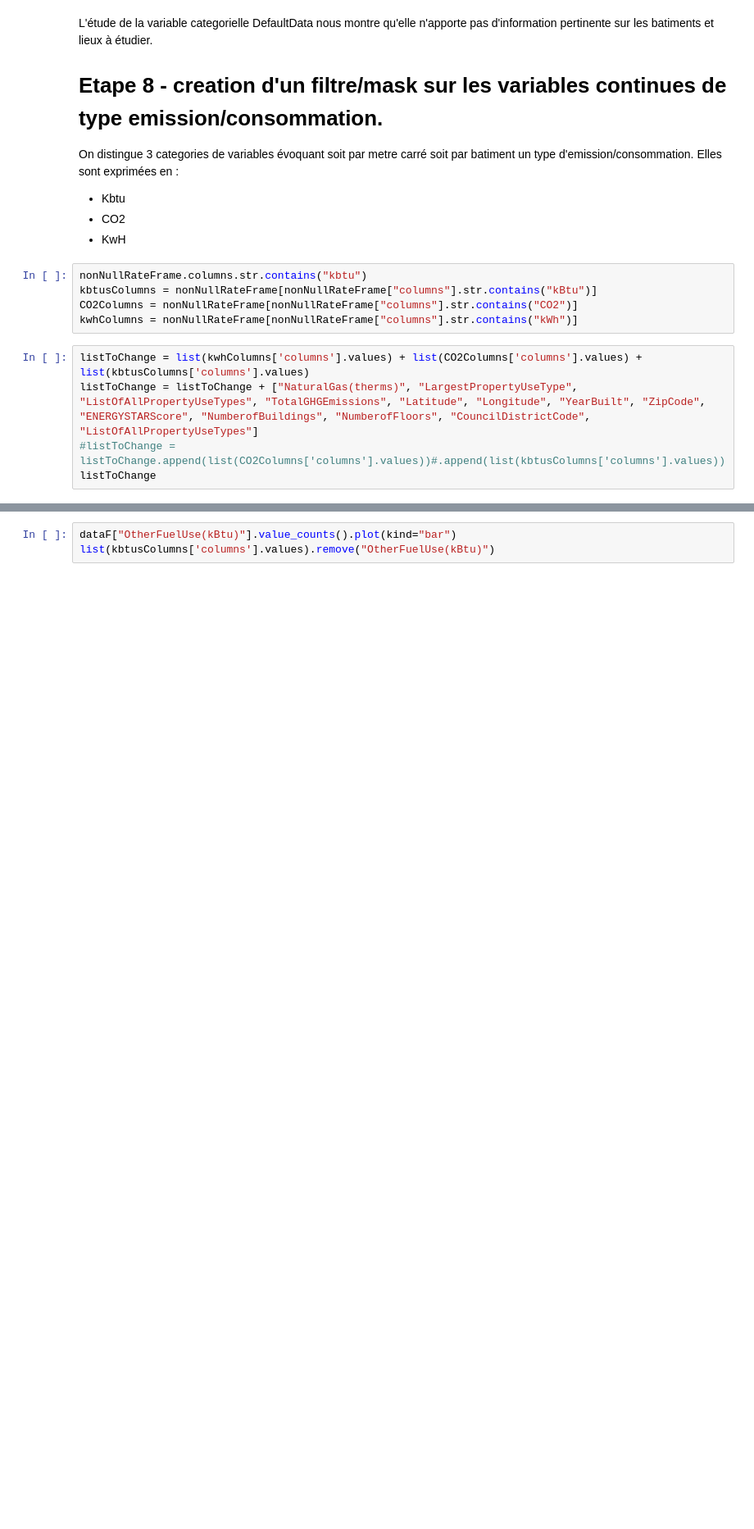
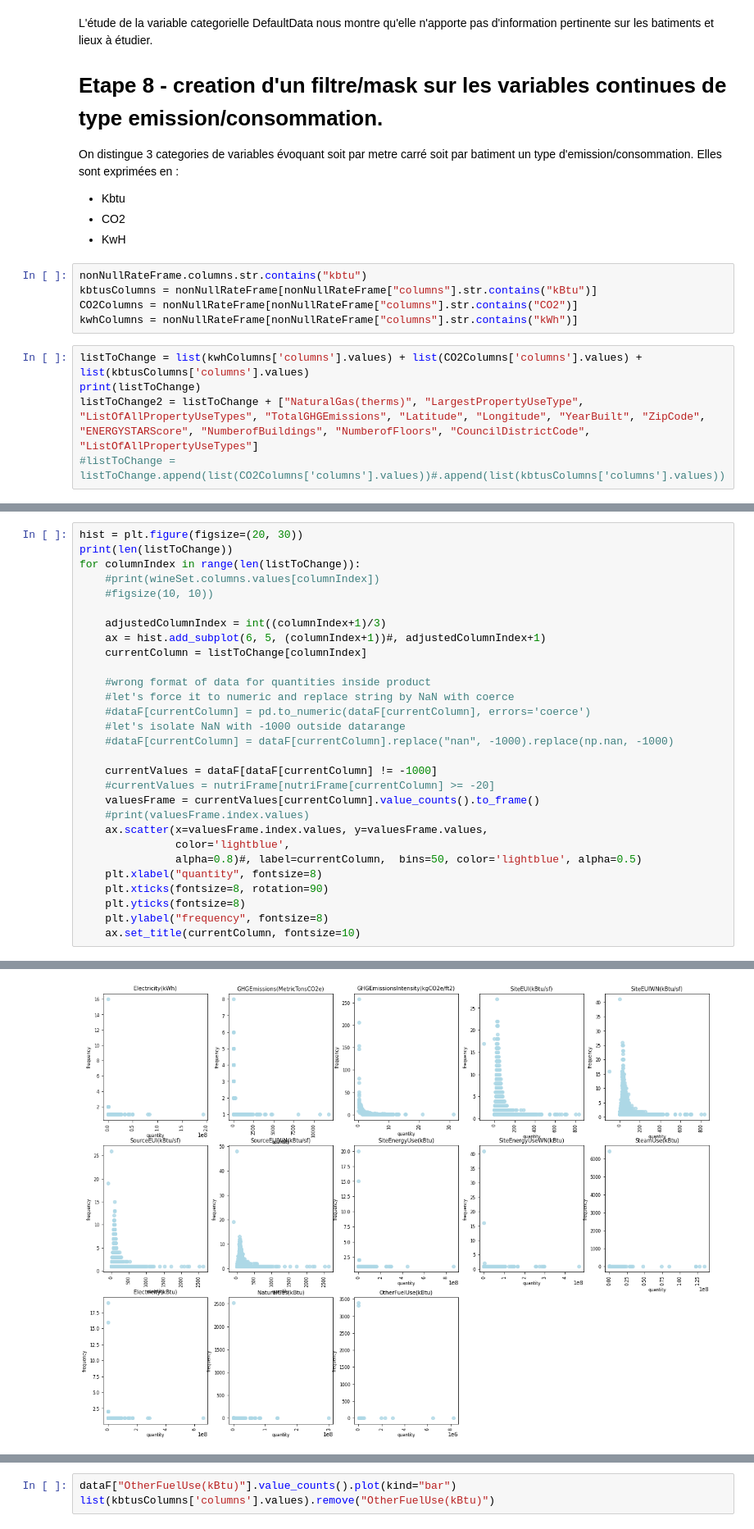
Before and after one commit to benMiniconi/Seattle2050, a Jupyter notebook: ProjetFinal/PEnergy_01_notebook_exploration.ipynb, the cells around one changed output, grey strips where cells are left out. Shown at 82% size. Drawn from its saved outputs; the diff is of its cells as text; blank space fills up the shorter version.

```diff
--- a/ProjetFinal/PEnergy_01_notebook_exploration.ipynb
+++ b/ProjetFinal/PEnergy_01_notebook_exploration.ipynb
@@ -229,7 +247,7 @@ CO2Columns = nonNullRateFrame[nonNullRateFrame["columns"].str.contains("CO2")]
 kwhColumns = nonNullRateFrame[nonNullRateFrame["columns"].str.contains("kWh")]
 # %%
 listToChange = list(kwhColumns['columns'].values) + list(CO2Columns['columns'].values) + list(kbtusColumns['columns'].values)
-listToChange = listToChange + ["NaturalGas(therms)", "LargestPropertyUseType", "ListOfAllPropertyUseTypes", "TotalGHGEmissions", "Latitude", "Longitude", "YearBuilt", "ZipCode", "ENERGYSTARScore", "NumberofBuildings", "NumberofFloors", "CouncilDistrictCode", "ListOfAllPropertyUseTypes"]
+print(listToChange)
+listToChange2 = listToChange + ["NaturalGas(therms)", "LargestPropertyUseType", "ListOfAllPropertyUseTypes", "TotalGHGEmissions", "Latitude", "Longitude", "YearBuilt", "ZipCode", "ENERGYSTARScore", "NumberofBuildings", "NumberofFloors", "CouncilDistrictCode", "ListOfAllPropertyUseTypes"]
 #listToChange = listToChange.append(list(CO2Columns['columns'].values))#.append(list(kbtusColumns['columns'].values))
-listToChange
 # %% [output]
@@ -254,0 +255,30 @@ listToChange
+# %%
+hist = plt.figure(figsize=(20, 30))
+print(len(listToChange))
+for columnIndex in range(len(listToChange)):
+    #print(wineSet.columns.values[columnIndex])
+    #figsize(10, 10))
+
+    adjustedColumnIndex = int((columnIndex+1)/3)
+    ax = hist.add_subplot(6, 5, (columnIndex+1))#, adjustedColumnIndex+1)
+    currentColumn = listToChange[columnIndex]
+
+    #wrong format of data for quantities inside product
+    #let's force it to numeric and replace string by NaN with coerce
+    #dataF[currentColumn] = pd.to_numeric(dataF[currentColumn], errors='coerce')
+    #let's isolate NaN with -1000 outside datarange
+    #dataF[currentColumn] = dataF[currentColumn].replace("nan", -1000).replace(np.nan, -1000)
+
+    currentValues = dataF[dataF[currentColumn] != -1000]
+    #currentValues = nutriFrame[nutriFrame[currentColumn] >= -20]
+    valuesFrame = currentValues[currentColumn].value_counts().to_frame()
+    #print(valuesFrame.index.values)
+    ax.scatter(x=valuesFrame.index.values, y=valuesFrame.values,
+               color='lightblue',
+               alpha=0.8)#, label=currentColumn,  bins=50, color='lightblue', alpha=0.5)
+    plt.xlabel("quantity", fontsize=8)
+    plt.xticks(fontsize=8, rotation=90)
+    plt.yticks(fontsize=8)
+    plt.ylabel("frequency", fontsize=8)
+    ax.set_title(currentColumn, fontsize=10)
+# %% [output]
@@ -254,0 +286 @@ listToChange
+[figure, added]
```
Also changed, not shown: parts of 24 cells of this notebook, 4 other files.
